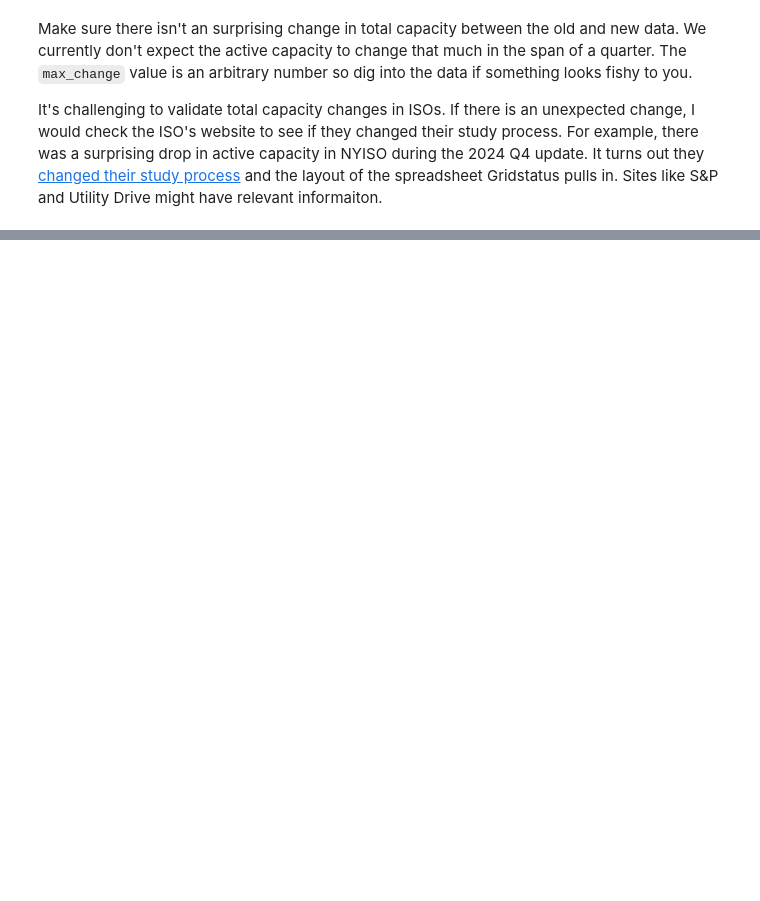
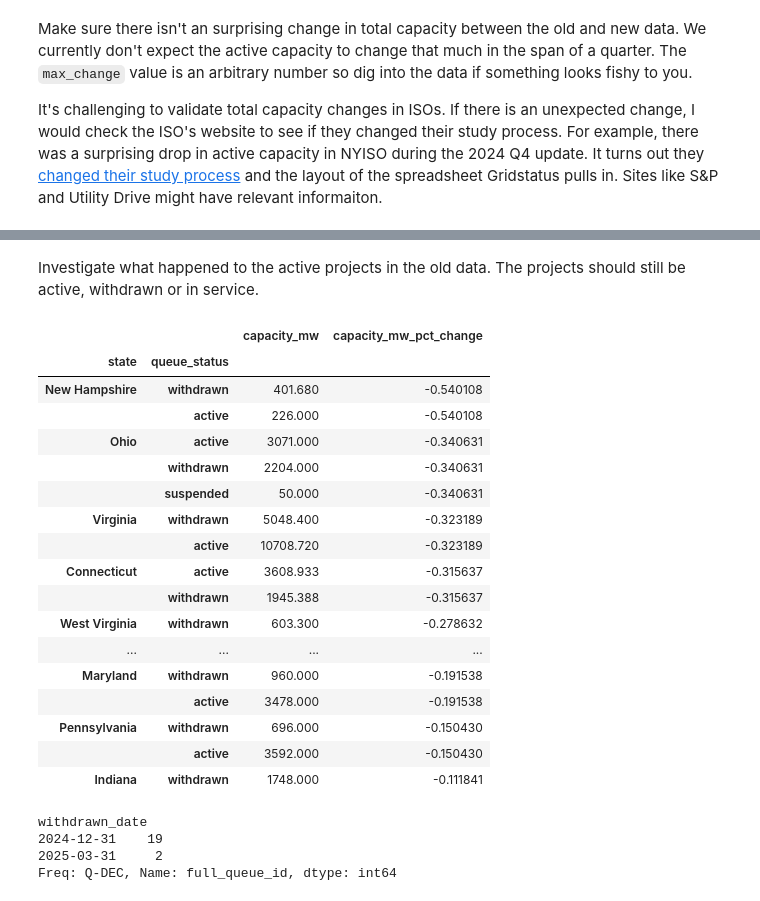
Before and after one commit to deployment-gap-model-education-fund/deployment-gap-model, a Jupyter notebook: notebooks/data_updates/gridstatus/quarterly_update.ipynb, the cells around one changed output, grey strips where cells are left out. Cells and saved outputs as stored; diff of their text form; code cells hidden in the pictures; blank space fills up the shorter version.

```diff
--- a/notebooks/data_updates/gridstatus/quarterly_update.ipynb
+++ b/notebooks/data_updates/gridstatus/quarterly_update.ipynb
@@ -283,0 +390,16 @@ for iso_region in chnglog.iso_region.unique():
+# %%
+from dbcp.data_mart.projects import create_long_format
+
+# The dataframe this function returns includes all projects, active, withdrawn and operational. ERCOT only tracks active projects.
+new_all_projects_long_format = create_long_format(engine, active_projects_only=False)
+# %%
+gs_old_iso_projects_long_format = old_iso_projects_long_format.query("source == 'gridstatus'")
+gs_old_iso_projects_long_format = gs_old_iso_projects_long_format[gs_old_iso_projects_long_format.resource_class.isin(("remewable", "storage"))]
+
+gs_new_all_projects_long_format = new_all_projects_long_format.query("source == 'gridstatus'")
+gs_new_all_projects_long_format = gs_new_all_projects_long_format[gs_new_all_projects_long_format.resource_class.isin(("remewable", "storage"))]
+
+
+# combine the queue_id and the iso region to create a project identifier.
+gs_new_all_projects_long_format["full_queue_id"] = gs_new_all_projects_long_format.iso_region + "-" + gs_new_all_projects_long_format.queue_id
+gs_new_all_projects_long_format["full_queue_id"] = gs_new_all_projects_long_format.iso_region + "-" + gs_new_all_projects_long_format.queue_id
@@ -283,0 +408,3 @@ for iso_region in chnglog.iso_region.unique():
+# %%
+gs_old_iso_projects_long_format["full_queue_id"] = gs_old_iso_projects_long_format.iso_region + "-" + gs_old_iso_projects_long_format.queue_id
+gs_new_all_projects_long_format["full_queue_id"] = gs_new_all_projects_long_format.iso_region + "-" + gs_new_all_projects_long_format.queue_id
@@ -283,0 +428,44 @@ for iso_region in chnglog.iso_region.unique():
+# %% [markdown]
+Investigate what happened to the active projects in the old data. The projects should still be active, withdrawn or in service.
+# %%
+# Grab all projects in the new data that existed in the old data
+new_projects_in_old = gs_new_all_projects_long_format[gs_new_all_projects_long_format.full_queue_id.isin(gs_old_iso_projects_long_format["full_queue_id"])]
+
+# Group by state and queue status and sum the capacity
+new_projects_in_old_status_state_agg = new_projects_in_old.groupby(["state", "queue_status"]).capacity_mw.sum()
+
+# Combine with total capacity change by state so we can investigate the most dramatic changes.
+state_pct_change_reshape = state_pct_change.reset_index()
+state_pct_change_reshape.columns = ["state", "capacity_mw_pct_change"]
+new_projects_in_old_status_state_agg = new_projects_in_old_status_state_agg.reset_index().merge(state_pct_change_reshape, on="state", how="left")
+# %%
+new_projects_in_old_status_state_agg.set_index(["state", "queue_status"]).sort_values(by="capacity_mw_pct_change").head(20)
+# %% [output]
+|  |  | capacity_mw | capacity_mw_pct_change |
+| state | queue_status |  |  |
+| New Hampshire | withdrawn | 401.680 | -0.540108 |
+|  | active | 226.000 | -0.540108 |
+| Ohio | active | 3071.000 | -0.340631 |
+|  | withdrawn | 2204.000 | -0.340631 |
+|  | suspended | 50.000 | -0.340631 |
+| Virginia | withdrawn | 5048.400 | -0.323189 |
+|  | active | 10708.720 | -0.323189 |
+| Connecticut | active | 3608.933 | -0.315637 |
+|  | withdrawn | 1945.388 | -0.315637 |
+| West Virginia | withdrawn | 603.300 | -0.278632 |
+| ... | ... | ... | ... |
+| Maryland | withdrawn | 960.000 | -0.191538 |
+|  | active | 3478.000 | -0.191538 |
+| Pennsylvania | withdrawn | 696.000 | -0.150430 |
+|  | active | 3592.000 | -0.150430 |
+| Indiana | withdrawn | 1748.000 | -0.111841 |
+# %%
+# The ISO the state is in might provide withdrawn dates. Make sure these projects were withdrawn recently
+
+state = "Indiana"
+new_projects_in_old.query("state == @state & queue_status == 'withdrawn'").groupby(pd.Grouper(key="withdrawn_date", freq="Q")).count().full_queue_id
+# %% [output]
+withdrawn_date
+2024-12-31    19
+2025-03-31     2
+Freq: Q-DEC, Name: full_queue_id, dtype: int64
```
Also changed, not shown: parts of 37 cells of this notebook, 4 other files.
